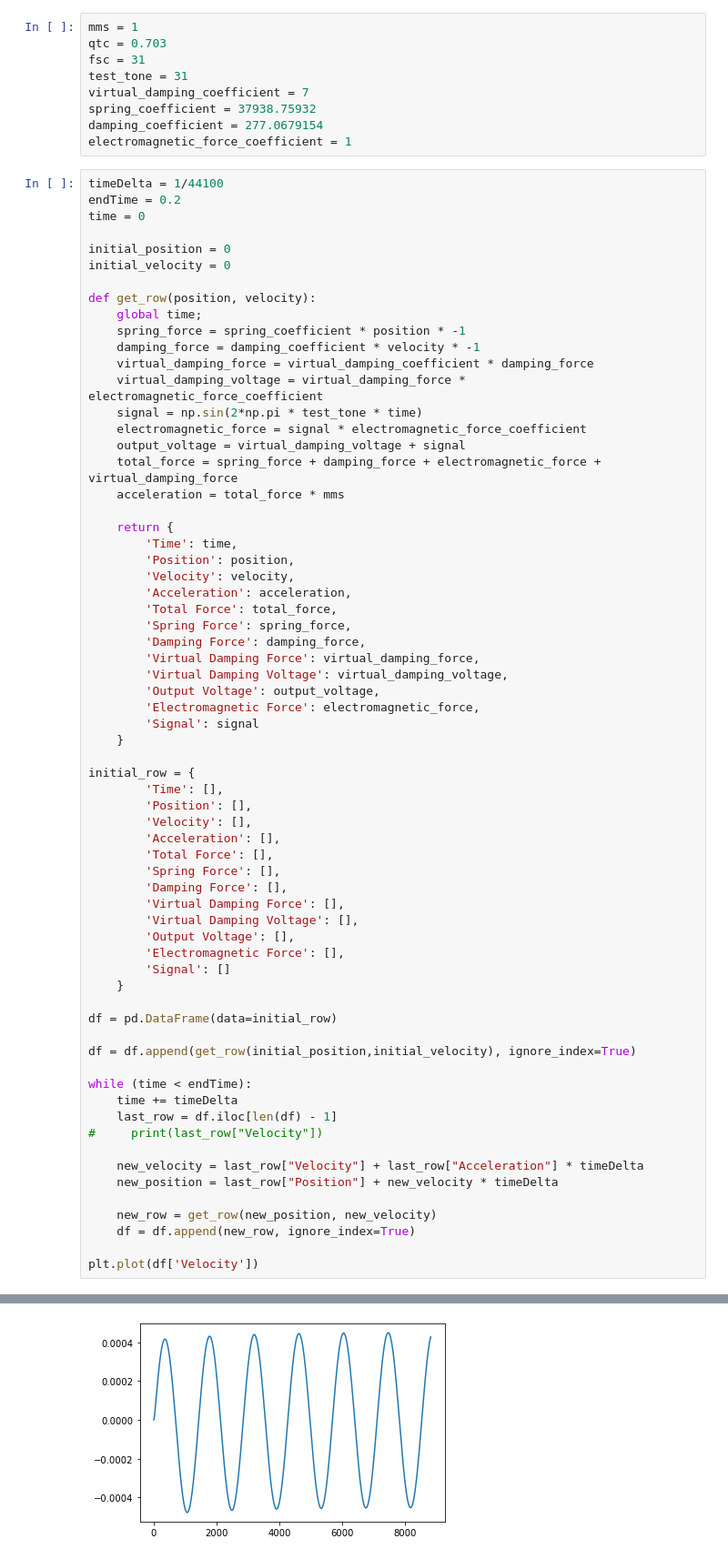
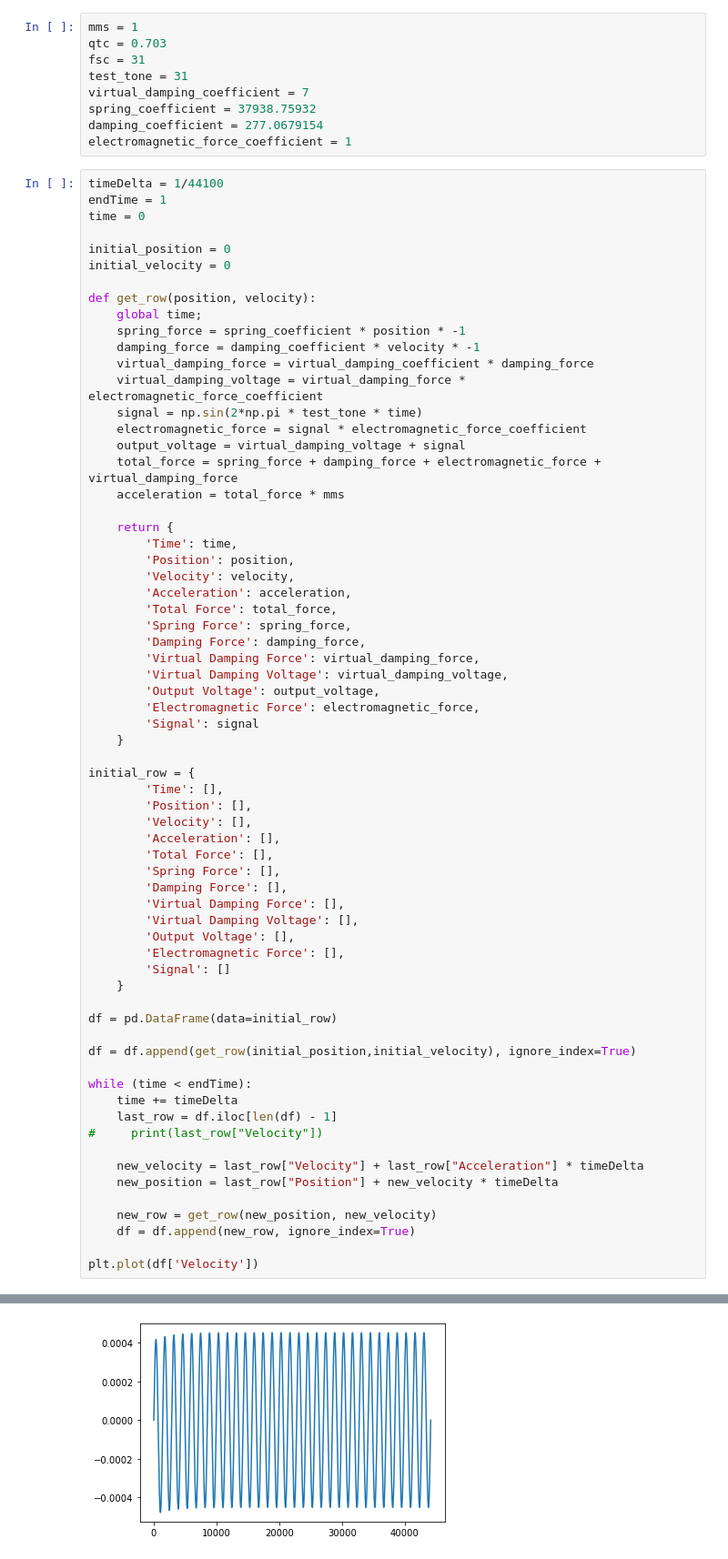
Before and after one commit to phultquist/qbox, a Jupyter notebook: resonant/resonant_program.ipynb, the cells around one changed output, grey strips where cells are left out. Shown: that part at 91% size. Saved outputs shown, nothing was run; the diff lists cells and outputs as text.

```diff
--- a/resonant/resonant_program.ipynb
+++ b/resonant/resonant_program.ipynb
@@ -17,7 +17,7 @@ damping_coefficient = 277.0679154
 electromagnetic_force_coefficient = 1
 # %%
 timeDelta = 1/44100
-endTime = 0.2
+endTime = 1
 time = 0
 
 initial_position = 0
@@ -56,31 +56,31 @@ initial_row = {
         'Velocity': [],
         'Acceleration': [],
         'Total Force': [],
         'Spring Force': [],
         'Damping Force': [],
         'Virtual Damping Force': [],
         'Virtual Damping Voltage': [],
         'Output Voltage': [],
         'Electromagnetic Force': [],
         'Signal': []
     }
 
 df = pd.DataFrame(data=initial_row)
 
 df = df.append(get_row(initial_position,initial_velocity), ignore_index=True)
 
 while (time < endTime):
     time += timeDelta
     last_row = df.iloc[len(df) - 1]
 #     print(last_row["Velocity"])
 
     new_velocity = last_row["Velocity"] + last_row["Acceleration"] * timeDelta
     new_position = last_row["Position"] + new_velocity * timeDelta
 
     new_row = get_row(new_position, new_velocity)
     df = df.append(new_row, ignore_index=True)
 
 plt.plot(df['Velocity'])
 # %% [output]
 [<matplotlib.lines.Line2D at 0x...>]
-[figure, old version]
+[figure, new version]
```
Also changed, not shown: parts of 1 cell of this notebook, 5 other files.
